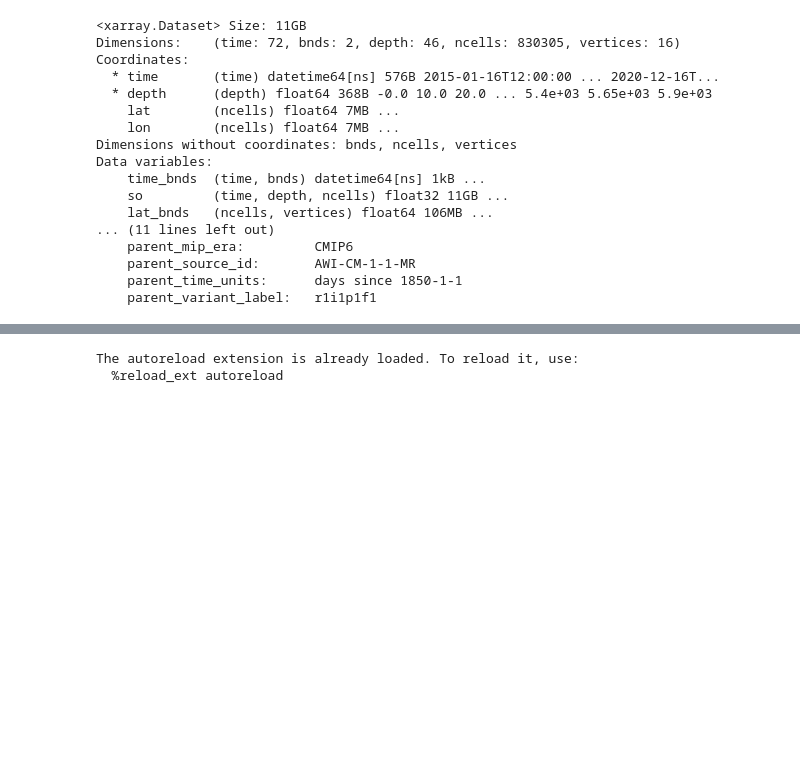
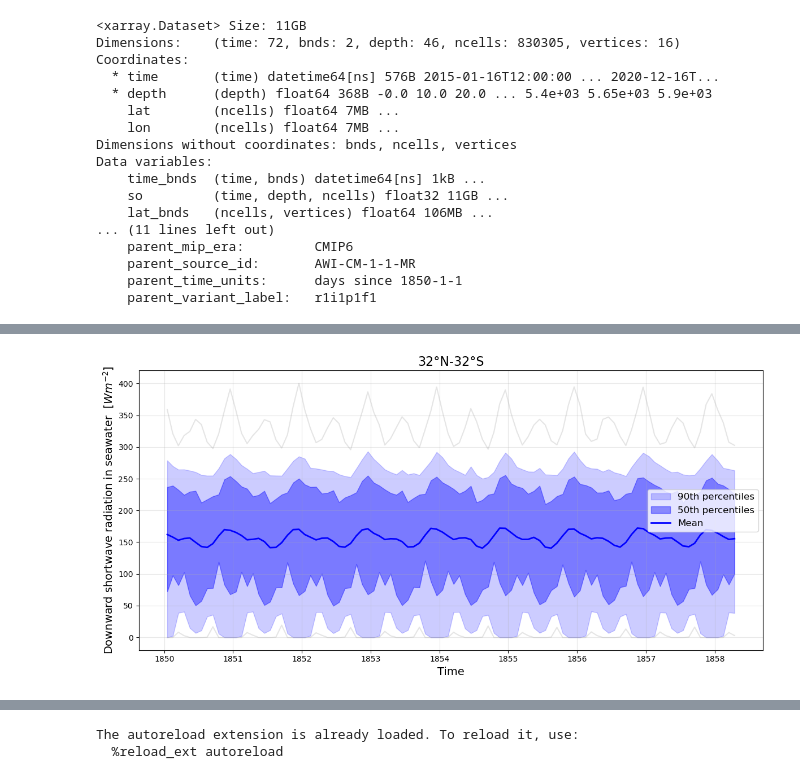
Before and after one commit to orlando-code/cmipper, a Jupyter notebook: notebooks/dev/test.ipynb, the cells around one changed output, grey strips where cells are left out. Cells and saved outputs as stored; diff of their text form; code cells hidden in the pictures; blank space fills up the shorter version.

```diff
--- a/notebooks/dev/test.ipynb
+++ b/notebooks/dev/test.ipynb
@@ -761,0 +752,60 @@ Data variables:
+# %%
+import xarray as xa
+import matplotlib.pyplot as plt
+import numpy as np
+
+
+# Select the latitudeitudes between 32°N and 32°S
+rsdo = all_rsdo["rsdo"].isel(time=slice(0,100))
+
+# Compute statistics across spatial dimensions (mean, percentiles, min, max)
+rsdo_mean = rsdo.mean(dim=["latitude", "longitude"])
+rsdo_10th = rsdo.quantile(0.1, dim=["latitude", "longitude"])
+rsdo_90th = rsdo.quantile(0.9, dim=["latitude", "longitude"])
+rsdo_25th = rsdo.quantile(0.25, dim=["latitude", "longitude"])
+rsdo_75th = rsdo.quantile(0.75, dim=["latitude", "longitude"])
+rsdo_min = rsdo.min(dim=["latitude", "longitude"])
+rsdo_max = rsdo.max(dim=["latitude", "longitude"])
+# Plot the time series
+plt.figure(figsize=(12, 6))
+time = rsdo["time"].values
+
+# Plot min and max as faint dotted lines
+plt.plot(time, rsdo_min, color="grey", linestyle="-", alpha=0.2)
+plt.plot(time, rsdo_max, color="grey", linestyle="-", alpha=0.2)
+
+# Fill between 50th and 90th percentiles
+plt.fill_between(
+    time,
+    rsdo_10th,
+    rsdo_90th,
+    color="blue",
+    alpha=0.2,
+    label="90th percentiles",
+)
+
+# Fill between mean and 50th percentile
+plt.fill_between(
+    time,
+    rsdo_25th,
+    rsdo_75th,
+    color="blue",
+    alpha=0.4,
+    label="50th percentiles",
+)
+
+# Plot mean as a thick line
+plt.plot(time, rsdo_mean, color="blue", linewidth=2, label="Mean")
+
+# Customize plot appearance
+plt.title("32°N-32°S", fontsize=16)
+plt.xlabel("Time", fontsize=14)
+plt.ylabel(r"Downward shortwave radiation in seawater  [$Wm^{-2}$]", fontsize=14)
+plt.legend(fontsize=12)
+plt.grid(alpha=0.3)
+plt.tight_layout()
+
+# Show the plot
+plt.show()
+# %% [output]
+[figure, added]
```
Also changed, not shown: parts of 46 cells of this notebook, 3 other files.
